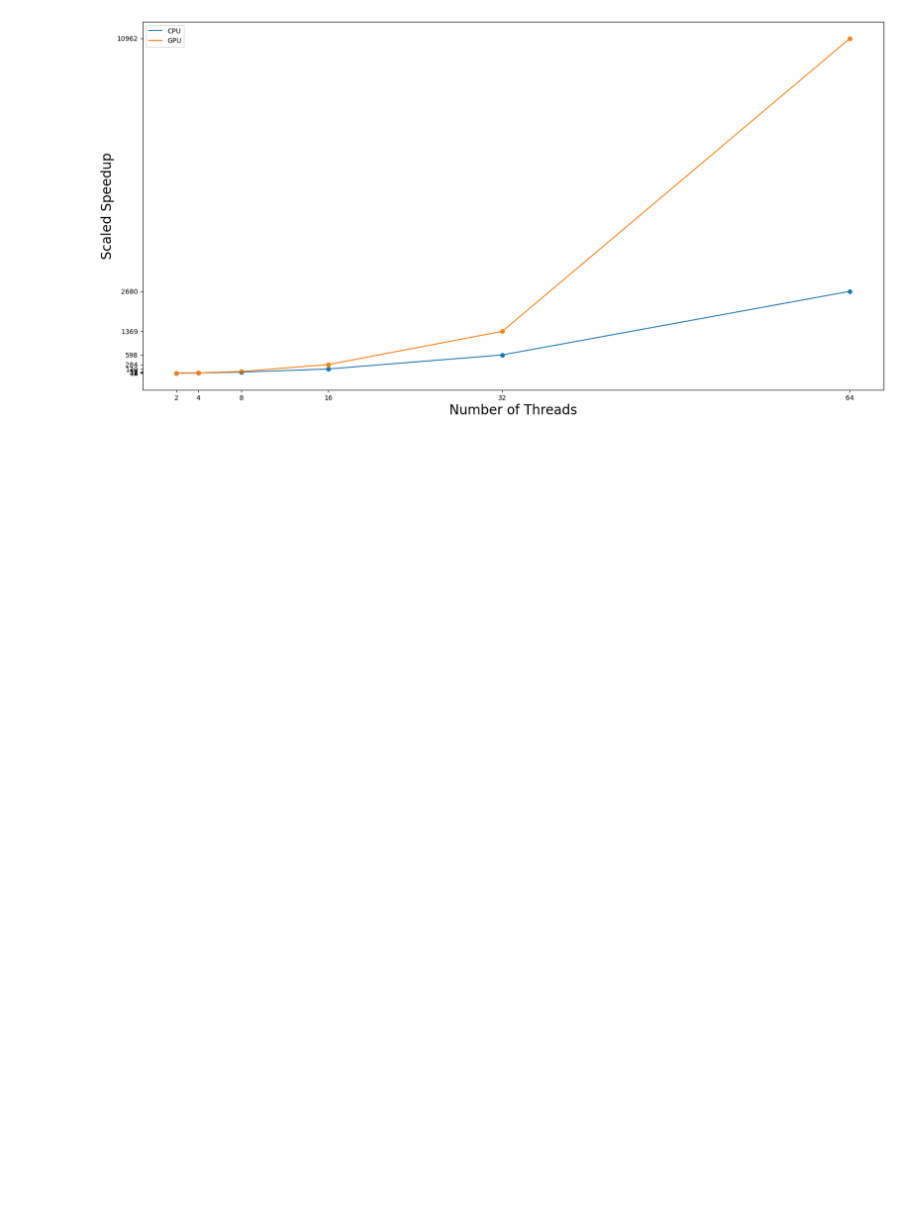
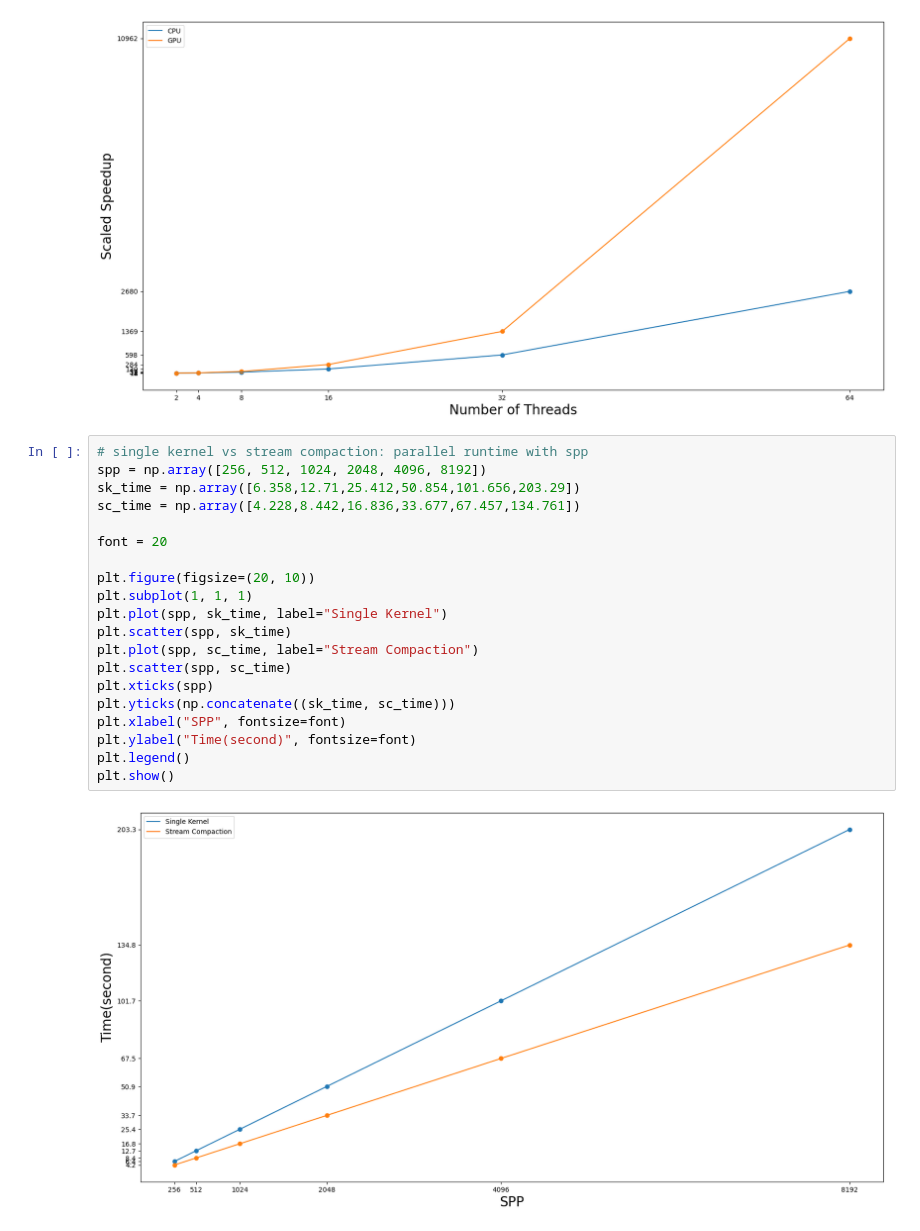
Before and after one commit to kevinsadi/CudaPathTracer, a Jupyter notebook: plot.ipynb, the cells around one changed output. Cells and saved outputs as stored; diff of their text form; blank space fills up the shorter version.

Commit message:
upload result image

```diff
--- a/plot.ipynb
+++ b/plot.ipynb
@@ -137,3 +137,25 @@ plt.legend()
 plt.show()
 # %% [output]
 [figure]
+# %%
+# single kernel vs stream compaction: parallel runtime with spp
+spp = np.array([256, 512, 1024, 2048, 4096, 8192])
+sk_time = np.array([6.358,12.71,25.412,50.854,101.656,203.29])
+sc_time = np.array([4.228,8.442,16.836,33.677,67.457,134.761])
+
+font = 20
+
+plt.figure(figsize=(20, 10))
+plt.subplot(1, 1, 1)
+plt.plot(spp, sk_time, label="Single Kernel")
+plt.scatter(spp, sk_time)
+plt.plot(spp, sc_time, label="Stream Compaction")
+plt.scatter(spp, sc_time)
+plt.xticks(spp)
+plt.yticks(np.concatenate((sk_time, sc_time)))
+plt.xlabel("SPP", fontsize=font)
+plt.ylabel("Time(second)", fontsize=font)
+plt.legend()
+plt.show()
+# %% [output]
+[figure, added]
```
Also changed, not shown: 3 other files.
